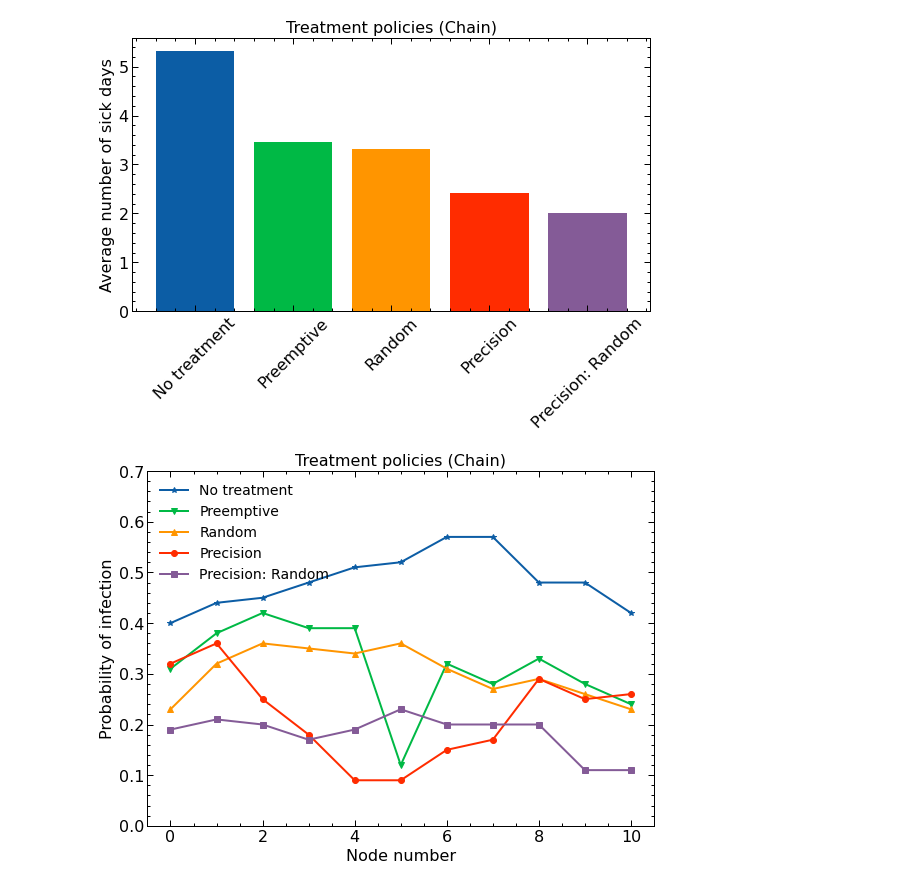
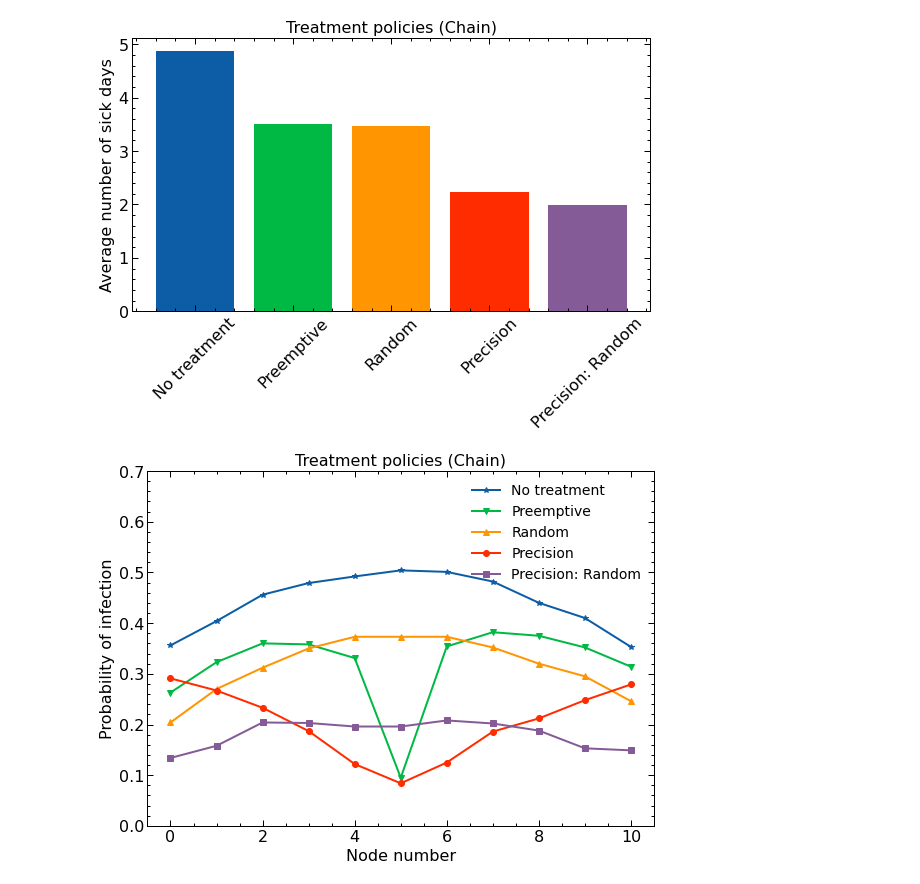
Before and after one commit to EvanLavender13/cst680-project, a Jupyter notebook: exp_chain.ipynb, the cells around one changed output. Cells and saved outputs as stored; diff of their text form; code cells hidden in the pictures.

```diff
--- a/exp_chain.ipynb
+++ b/exp_chain.ipynb
@@ -30,10 +33,10 @@ EXP.infection_probability     = TAU
 EXP.infected_exit_probability = RHO
 EXP.num_treatments = 1
 EXP.burn_in = 0
-# EXP.agent_constructor = ide.NullAgent
-# EXP.scenario_builder()
-# print(EXP.env.initial_params)
+EXP.agent_constructor = ide.NullAgent
+EXP.scenario_builder()
+print(EXP.env.initial_params)
 
-# positions = nx.spring_layout(EXP.env.initial_params.population_graph, seed=13)
-# color_map = ["blue", "red", "purple"]
-# EXP.env.render(color_map, pos=positions)
+positions = nx.spring_layout(EXP.env.initial_params.population_graph, seed=13)
+color_map = ["blue", "red", "purple"]
+EXP.env.render(color_map, pos=positions)
@@ -83,7 +93,7 @@ def run_simulations(n_sims, exp):
     return metrics
 # %%
 EXP.num_steps = 10
-N = 100
+N = 1000
 
 EXP.agent_constructor = ide.NullAgent
 null_metrics = run_simulations(N, EXP)
@@ -94,27 +104,27 @@ mid_metrics = run_simulations(N, EXP)
 EXP.agent_constructor = ide.RandomAgent
 rng_metrics = run_simulations(N, EXP)
 
-EXP.agent_constructor = ida.NeighborAgent
-nbr_metrics = run_simulations(N, EXP)
+EXP.agent_constructor = ida.PrecisionAgent_CHAIN
+pre_metrics = run_simulations(N, EXP)
 
-EXP.agent_constructor = ida.RandomNeighbor
-rnbr_metrics = run_simulations(N, EXP)
+EXP.agent_constructor = ida.PrecisionRandomAgent
+prr_metrics = run_simulations(N, EXP)
 # %%
-metrics = [null_metrics, mid_metrics, rng_metrics, nbr_metrics, rnbr_metrics]
+metrics = [null_metrics, mid_metrics, rng_metrics, pre_metrics, prr_metrics]
 labels = ["No treatment", "Preemptive", "Random", "Precision", "Precision: Random"]
 
 plt.figure()
 plt.title("Treatment policies (Chain)")
 plt.ylabel("Average number of sick days")
 plt.xticks(rotation=45)
 for metric, label in zip(metrics, labels):
     total_sickdays = metric["total_sickdays"] / N
     plt.bar(label, total_sickdays)
 plt.tight_layout()
 plt.savefig("out/nb-chain-sickdays.jpg")
 plt.show()
 # %% [output]
-[figure, old version]
+[figure, new version]
 # %%
 marks = ["-*", "-v", "-^", "-o", "-s"]
 
@@ -130,7 +140,7 @@ for metric, label, mark in zip(metrics, labels, marks):
     plt.plot(x, y, mark, label=label)
 plt.legend(fontsize=14)
 plt.tight_layout()
-plt.savefig("out/nb-chain-probinfect.png")
+plt.savefig("out/nb-chain-probinfect.jpg")
 plt.show()
 # %% [output]
-[figure, old version]
+[figure, new version]
```
Also changed, not shown: parts of 2 cells of this notebook, 10 other files.
